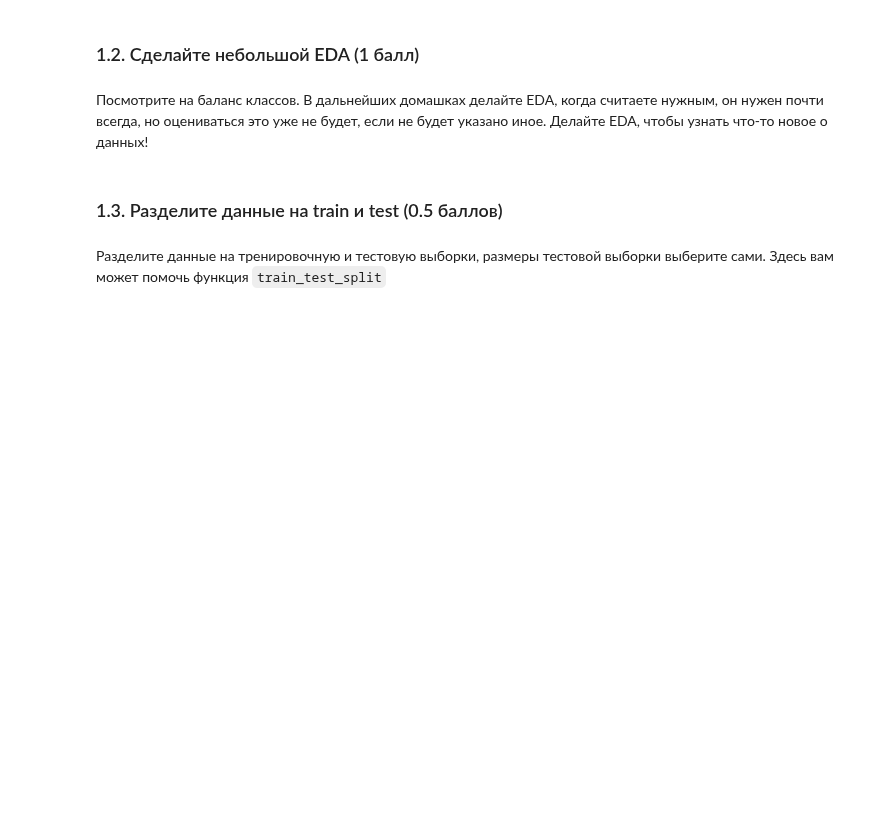
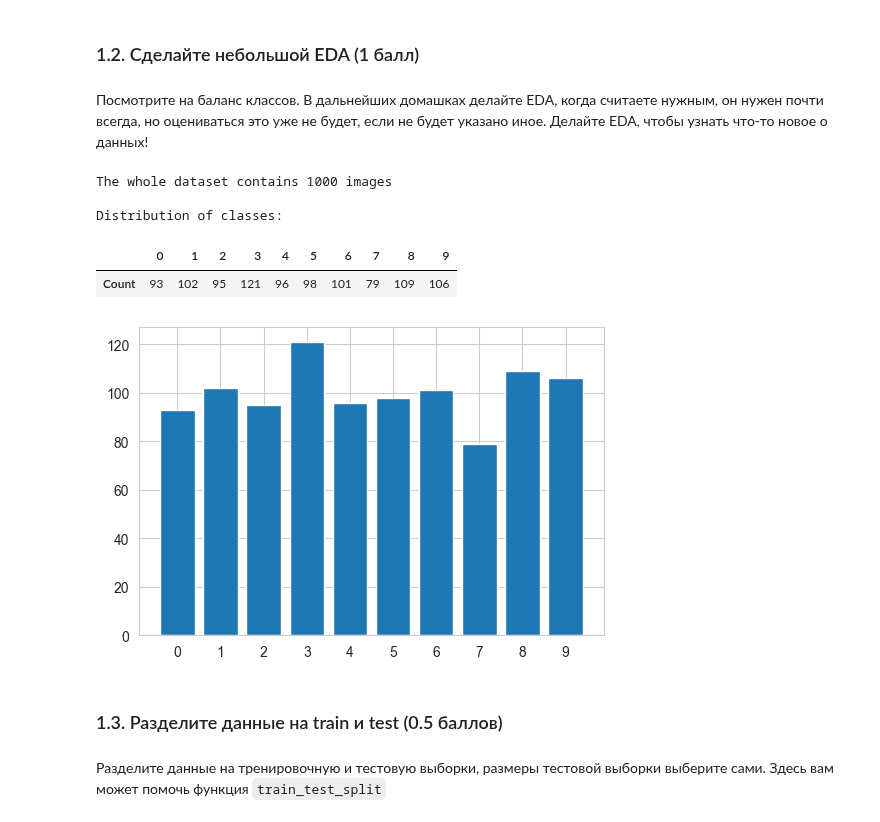
Before and after one commit to EkaterinShitik/BI_ML_2024, a Jupyter notebook: hw1_kNN/code/KNN.ipynb, the cells around one changed output. Cells and saved outputs as stored; diff of their text form; code cells hidden in the pictures; blank space fills up the shorter version.

```diff
--- a/hw1_kNN/code/KNN.ipynb
+++ b/hw1_kNN/code/KNN.ipynb
@@ -64,9 +72,32 @@ YOUR CODE
 # %% [markdown]
 Посмотрите на баланс классов. В дальнейших домашках делайте EDA, когда считаете нужным, он нужен почти всегда, но оцениваться это уже не будет, если не будет указано иное. Делайте EDA, чтобы узнать что-то новое о данных!
 # %%
-"""
-YOUR CODE
-"""
+number_whole_data = X.shape[0]
+print(f"The whole dataset contains {number_whole_data} images")
+print('')
+count_table = pd.DataFrame()
+
+for number_class in range(10):
+    count_image = len(np.where(y == str(number_class))[0])
+    count_class = pd.DataFrame({str(number_class): [count_image]}, index=['Count'])
+    count_table = pd.concat([count_table, count_class], axis=1)
+
+print("Distribution of classes:")
+display(count_table)
+
+fig = plt.subplots(figsize=(6, 4))
+labels, counts = np.unique(y, return_counts=True)
+plt.bar(labels, counts, align='center')
+plt.gca().set_xticks(labels)
+plt.show()
+None
+# %% [output]
+The whole dataset contains 1000 images
+
+Distribution of classes:
+|  | 0 | 1 | 2 | 3 | 4 | 5 | 6 | 7 | 8 | 9 |
+| Count | 93 | 102 | 95 | 121 | 96 | 98 | 101 | 79 | 109 | 106 |
+[figure, added]
 # %% [markdown]
 ### 1.3. Разделите данные на train и test (0.5 баллов)
 # %% [markdown]
```
Also changed, not shown: parts of 5 cells of this notebook.
